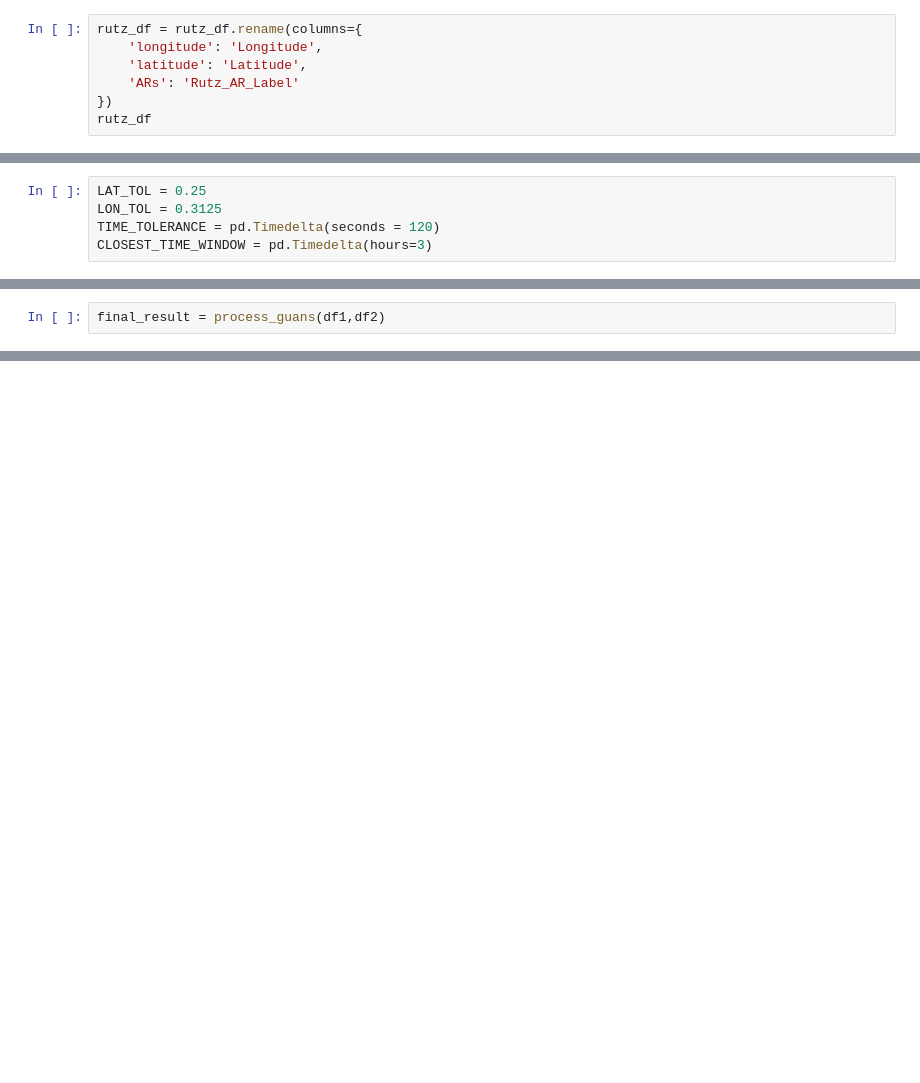
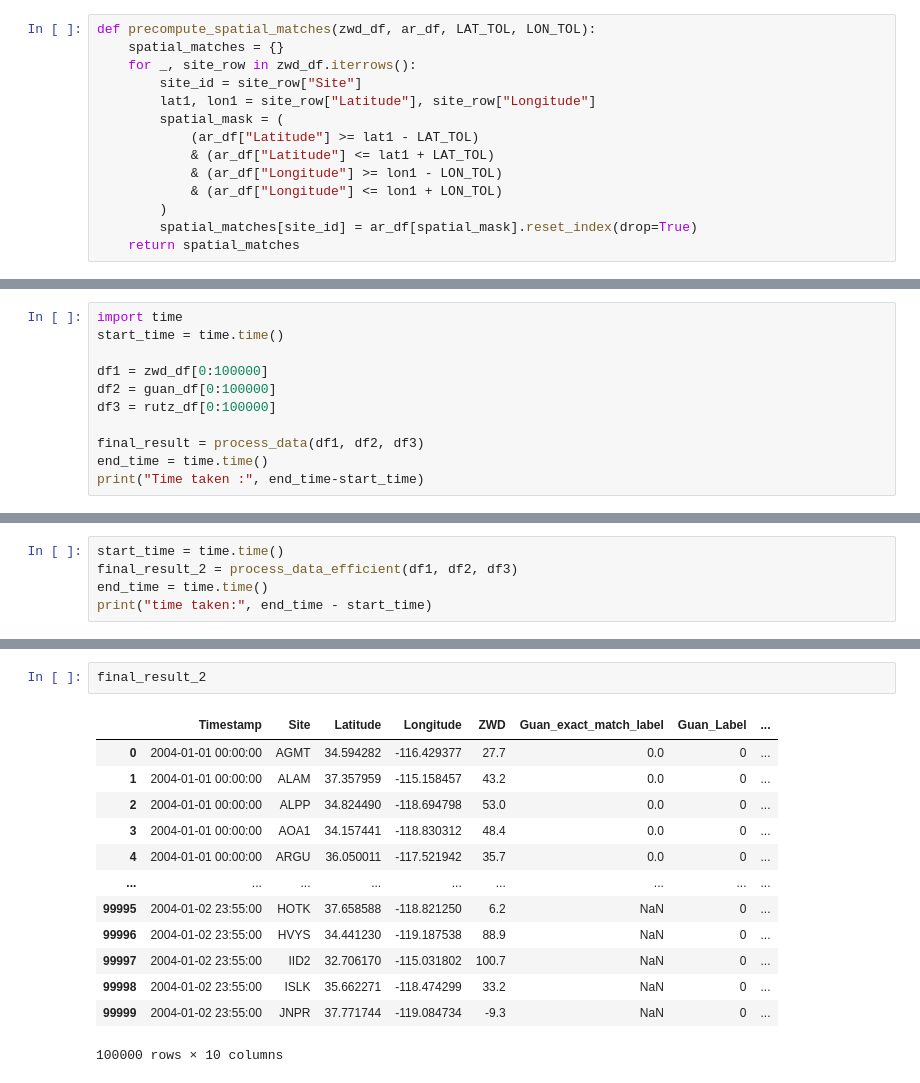
Before and after one commit to rohithreddy0087/integrated_weather_dataset, a Jupyter notebook: scripts/process/tmp_combine_guan_zwd.ipynb, the cells around one changed output, grey strips where cells are left out. Cells and saved outputs as stored; diff of their text form; blank space fills up the shorter version.

```diff
--- a/scripts/process/tmp_combine_guan_zwd.ipynb
+++ b/scripts/process/tmp_combine_guan_zwd.ipynb
@@ -39,7 +39,14 @@ guan_df
 # %%
-rutz_df = rutz_df.rename(columns={
-    'longitude': 'Longitude',
-    'latitude': 'Latitude',
-    'ARs': 'Rutz_AR_Label'
-})
-rutz_df
+def precompute_spatial_matches(zwd_df, ar_df, LAT_TOL, LON_TOL):
+    spatial_matches = {}
+    for _, site_row in zwd_df.iterrows():
+        site_id = site_row["Site"]
+        lat1, lon1 = site_row["Latitude"], site_row["Longitude"]
+        spatial_mask = (
+            (ar_df["Latitude"] >= lat1 - LAT_TOL)
+            & (ar_df["Latitude"] <= lat1 + LAT_TOL)
+            & (ar_df["Longitude"] >= lon1 - LON_TOL)
+            & (ar_df["Longitude"] <= lon1 + LON_TOL)
+        )
+        spatial_matches[site_id] = ar_df[spatial_mask].reset_index(drop=True)
+    return spatial_matches
@@ -74,5 +132,11 @@ NameError: name 'df_rounded' is not defined
 # %%
-LAT_TOL = 0.25
-LON_TOL = 0.3125
-TIME_TOLERANCE = pd.Timedelta(seconds = 120)
-CLOSEST_TIME_WINDOW = pd.Timedelta(hours=3)
+import time
+start_time = time.time()
+
+df1 = zwd_df[0:100000]
+df2 = guan_df[0:100000]
+df3 = rutz_df[0:100000]
+
+final_result = process_data(df1, df2, df3)
+end_time = time.time()
+print("Time taken :", end_time-start_time)
@@ -153,2 +175,0 @@ def process_guans(zwd_df, ar_df):
-# %%
-final_result = process_guans(df1,df2)
@@ -184,0 +267,5 @@ dff = final_result[final_result['Guan_exact_match_label'] == 0]
+# %%
+start_time = time.time()
+final_result_2 = process_data_efficient(df1, df2, df3)
+end_time = time.time()
+print("time taken:", end_time - start_time)
@@ -184,0 +290,16 @@ dff = final_result[final_result['Guan_exact_match_label'] == 0]
+# %%
+final_result_2
+# %% [output]
+|  | Timestamp | Site | Latitude | Longitude | ZWD | Guan_exact_match_label | Guan_Label | ... |
+| 0 | 2004-01-01 00:00:00 | AGMT | 34.594282 | -116.429377 | 27.7 | 0.0 | 0 | ... |
+| 1 | 2004-01-01 00:00:00 | ALAM | 37.357959 | -115.158457 | 43.2 | 0.0 | 0 | ... |
+| 2 | 2004-01-01 00:00:00 | ALPP | 34.824490 | -118.694798 | 53.0 | 0.0 | 0 | ... |
+| 3 | 2004-01-01 00:00:00 | AOA1 | 34.157441 | -118.830312 | 48.4 | 0.0 | 0 | ... |
+| 4 | 2004-01-01 00:00:00 | ARGU | 36.050011 | -117.521942 | 35.7 | 0.0 | 0 | ... |
+| ... | ... | ... | ... | ... | ... | ... | ... | ... |
+| 99995 | 2004-01-02 23:55:00 | HOTK | 37.658588 | -118.821250 | 6.2 | NaN | 0 | ... |
+| 99996 | 2004-01-02 23:55:00 | HVYS | 34.441230 | -119.187538 | 88.9 | NaN | 0 | ... |
+| 99997 | 2004-01-02 23:55:00 | IID2 | 32.706170 | -115.031802 | 100.7 | NaN | 0 | ... |
+| 99998 | 2004-01-02 23:55:00 | ISLK | 35.662271 | -118.474299 | 33.2 | NaN | 0 | ... |
+| 99999 | 2004-01-02 23:55:00 | JNPR | 37.771744 | -119.084734 | -9.3 | NaN | 0 | ... |
+100000 rows × 10 columns
```
Also changed, not shown: parts of 19 cells of this notebook, 15 other files.
